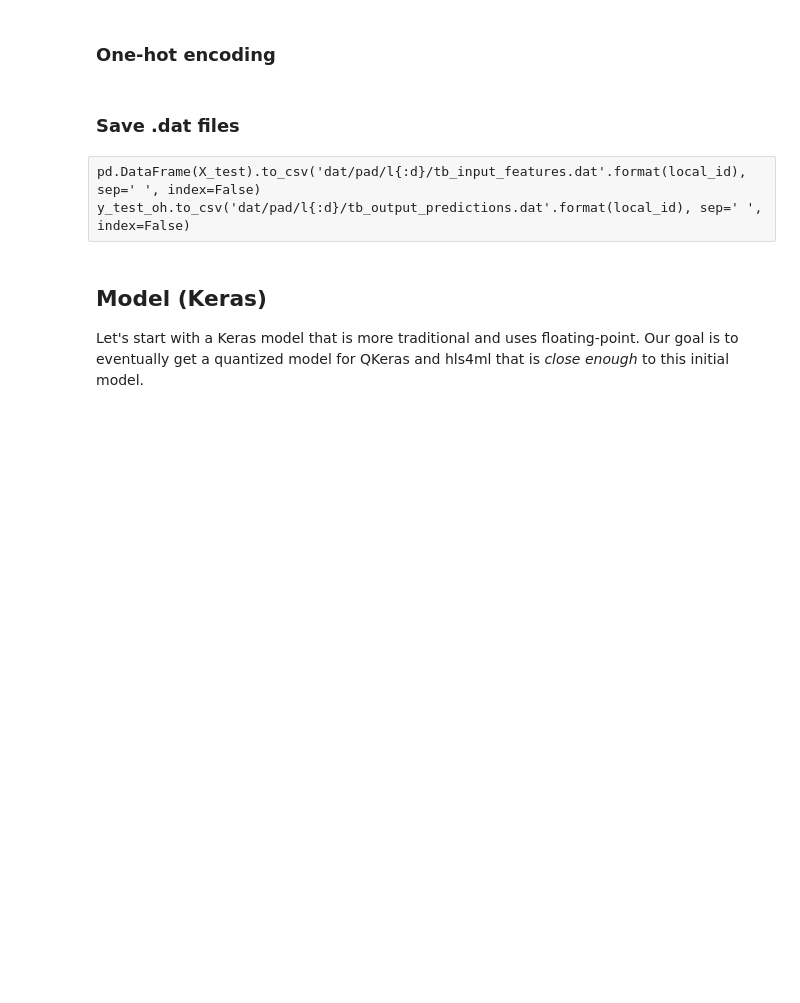
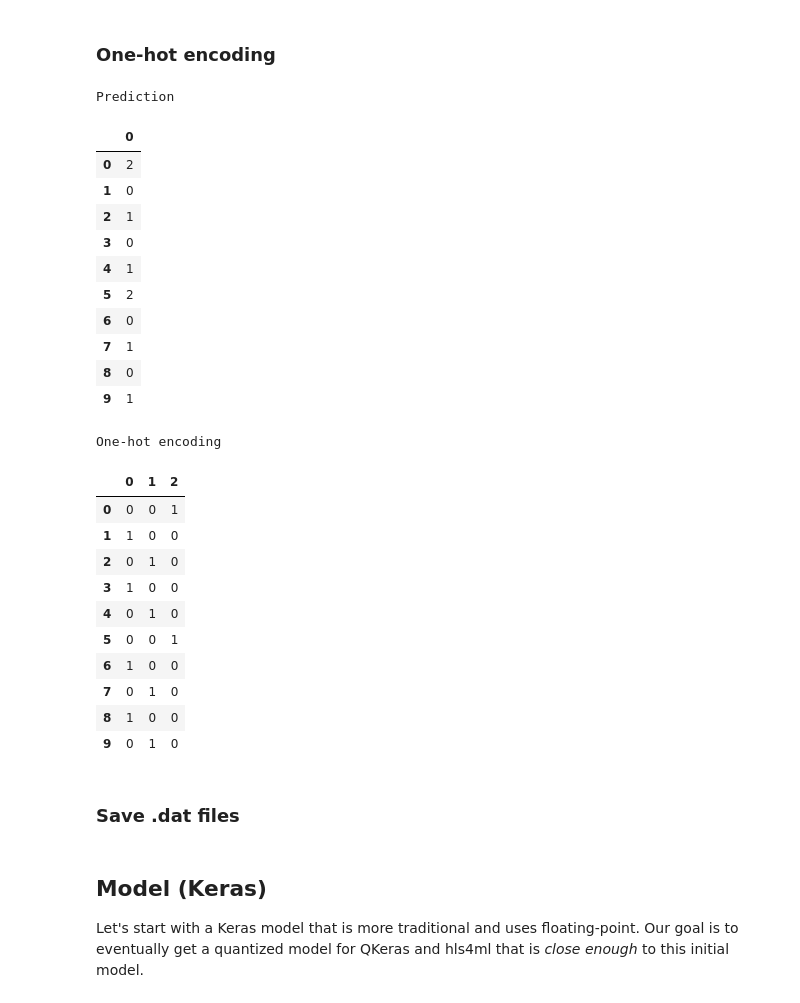
Before and after one commit to nhanvtran/directional-pixel-detectors, a Jupyter notebook: multiclassifier/train.ipynb, the cells around one changed output. Drawn from its saved outputs; the diff is of its cells as text; code cells hidden in the pictures; blank space fills up the shorter version.

```diff
--- a/multiclassifier/train.ipynb
+++ b/multiclassifier/train.ipynb
@@ -48,11 +48,0 @@ Define some additional helpers
-# %%
-from IPython.display import display_html
-from itertools import chain, cycle
-def display_side_by_side(*args,titles=cycle([''])):
-    html_str=''
-    for df,title in zip(args, chain(titles,cycle(['</br>'])) ):
-        html_str+='<th style="text-align:center"><td style="vertical-align:top">'
-        html_str+=f'<h5 style="text-align: center;">{title}</h5>'
-        html_str+=df.to_html().replace('table','table style="display:inline"')
-        html_str+='</td></th>'
-    display_html(html_str,raw=True)
@@ -411,9 +263,31 @@ y_test_oh = pd.get_dummies(df4['ptLabel'])
 y_train_oh.to_csv("csv/" + dataset + "labelsTrainOH.csv",index=False)
 y_test_oh.to_csv("csv/" + dataset + "labelsTestOH.csv",index=False)
 # %%
-display_side_by_side(pd.DataFrame(y_test[:5]), pd.DataFrame(y_test_oh[:5]), titles=['Prediction','One-hot encoding'])
+display_side_by_side(pd.DataFrame(y_test[:10]), pd.DataFrame(y_test_oh[:10]), titles=['Prediction','One-hot encoding'])
+# %% [output]
+Prediction
+|  | 0 |
+| 0 | 2 |
+| 1 | 0 |
+| 2 | 1 |
+| 3 | 0 |
+| 4 | 1 |
+| 5 | 2 |
+| 6 | 0 |
+| 7 | 1 |
+| 8 | 0 |
+| 9 | 1 |
+One-hot encoding
+|  | 0 | 1 | 2 |
+| 0 | 0 | 0 | 1 |
+| 1 | 1 | 0 | 0 |
+| 2 | 0 | 1 | 0 |
+| 3 | 1 | 0 | 0 |
+| 4 | 0 | 1 | 0 |
+| 5 | 0 | 0 | 1 |
+| 6 | 1 | 0 | 0 |
+| 7 | 0 | 1 | 0 |
+| 8 | 1 | 0 | 0 |
+| 9 | 0 | 1 | 0 |
 # %% [markdown]
 ### Save .dat files
-# %% [raw]
-pd.DataFrame(X_test).to_csv('dat/pad/l{:d}/tb_input_features.dat'.format(local_id), sep=' ', index=False)
-y_test_oh.to_csv('dat/pad/l{:d}/tb_output_predictions.dat'.format(local_id), sep=' ', index=False)
```
Also changed, not shown: parts of 116 cells of this notebook, 17 other files.
